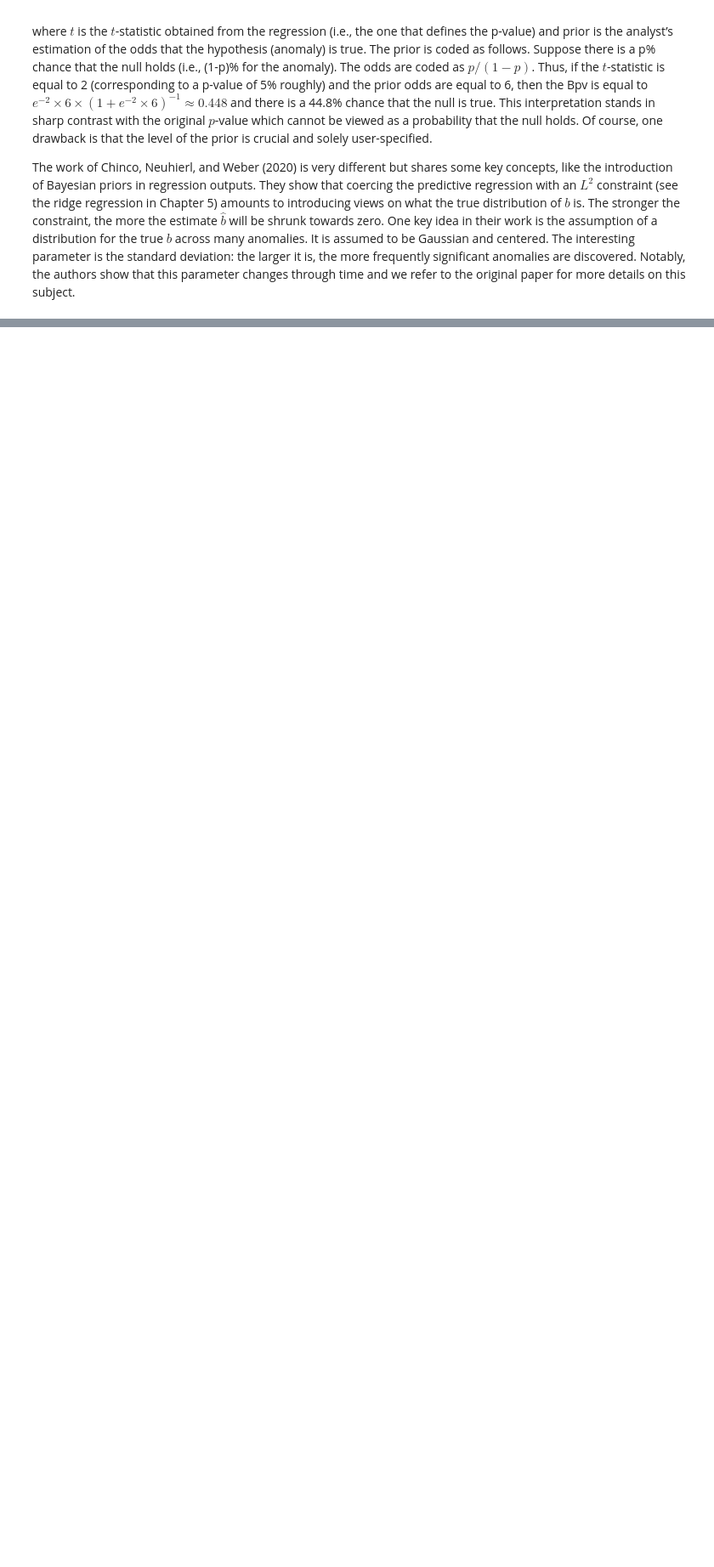
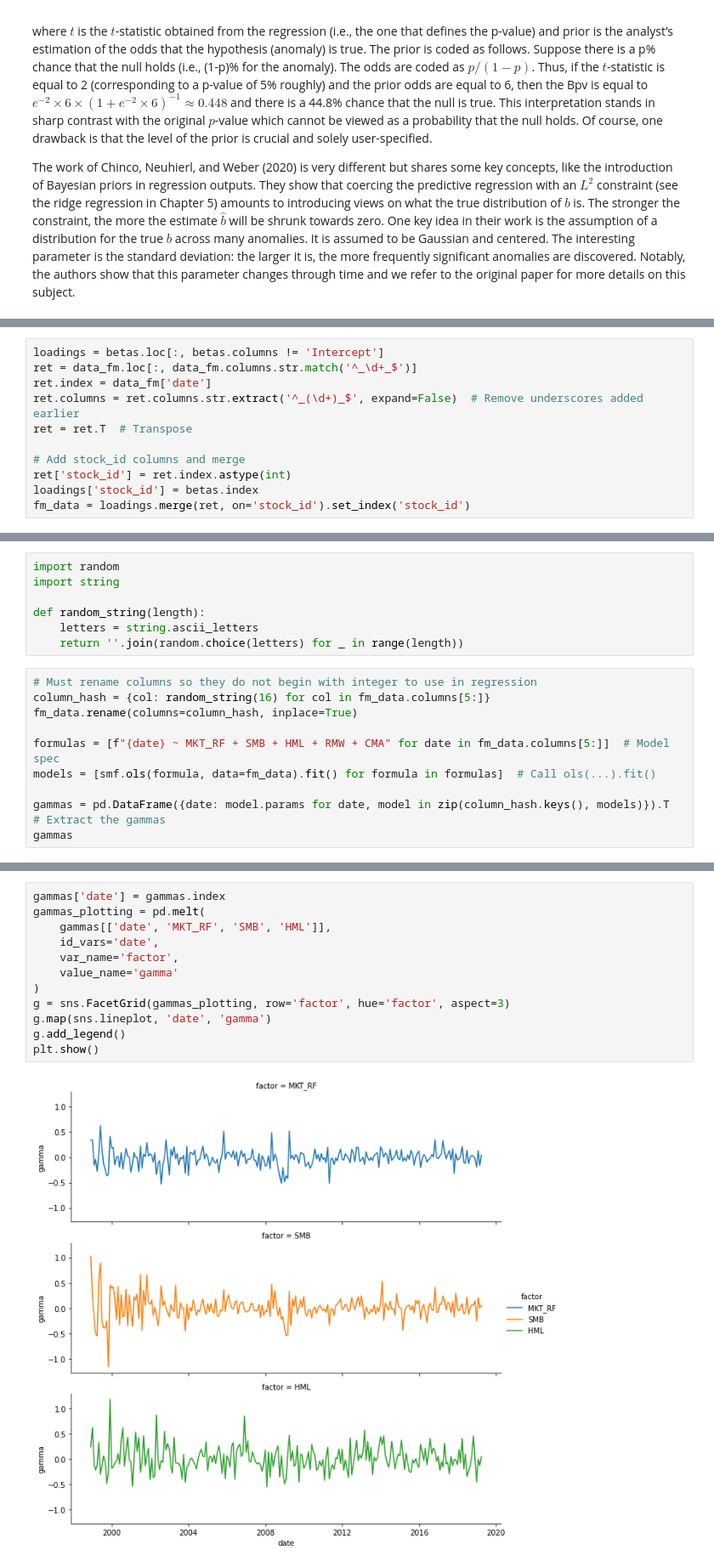
Before and after one commit to ryansdowning/python_mlfactor, a Jupyter notebook: notebooks/Chapter_3_Factor_investing_and_asset_pricing_anomalies.ipynb, the cells around one changed output, grey strips where cells are left out. Shown at 85% size. Saved outputs shown, nothing was run; the diff lists cells and outputs as text; blank space fills up the shorter version.

```diff
--- a/notebooks/Chapter_3_Factor_investing_and_asset_pricing_anomalies.ipynb
+++ b/notebooks/Chapter_3_Factor_investing_and_asset_pricing_anomalies.ipynb
@@ -200,0 +267,11 @@ The work of Chinco, Neuhierl, and Weber (2020) is very different but shares some
+# %%
+loadings = betas.loc[:, betas.columns != 'Intercept']
+ret = data_fm.loc[:, data_fm.columns.str.match('^_\d+_$')]
+ret.index = data_fm['date']
+ret.columns = ret.columns.str.extract('^_(\d+)_$', expand=False)  # Remove underscores added earlier
+ret = ret.T  # Transpose
+
+# Add stock_id columns and merge
+ret['stock_id'] = ret.index.astype(int)
+loadings['stock_id'] = betas.index
+fm_data = loadings.merge(ret, on='stock_id').set_index('stock_id')
@@ -200,0 +298,17 @@ The work of Chinco, Neuhierl, and Weber (2020) is very different but shares some
+# %%
+import random
+import string
+
+def random_string(length):
+    letters = string.ascii_letters
+    return ''.join(random.choice(letters) for _ in range(length))
+# %%
+# Must rename columns so they do not begin with integer to use in regression
+column_hash = {col: random_string(16) for col in fm_data.columns[5:]}
+fm_data.rename(columns=column_hash, inplace=True)
+
+formulas = [f"{date} ~ MKT_RF + SMB + HML + RMW + CMA" for date in fm_data.columns[5:]]  # Model spec
+models = [smf.ols(formula, data=fm_data).fit() for formula in formulas]  # Call ols(...).fit()
+
+gammas = pd.DataFrame({date: model.params for date, model in zip(column_hash.keys(), models)}).T  # Extract the gammas
+gammas
@@ -200,0 +333,14 @@ The work of Chinco, Neuhierl, and Weber (2020) is very different but shares some
+# %%
+gammas['date'] = gammas.index
+gammas_plotting = pd.melt(
+    gammas[['date', 'MKT_RF', 'SMB', 'HML']],
+    id_vars='date',
+    var_name='factor',
+    value_name='gamma'
+)
+g = sns.FacetGrid(gammas_plotting, row='factor', hue='factor', aspect=3)
+g.map(sns.lineplot, 'date', 'gamma')
+g.add_legend()
+plt.show()
+# %% [output]
+[figure, added]
```
Also changed, not shown: parts of 13 cells of this notebook.
